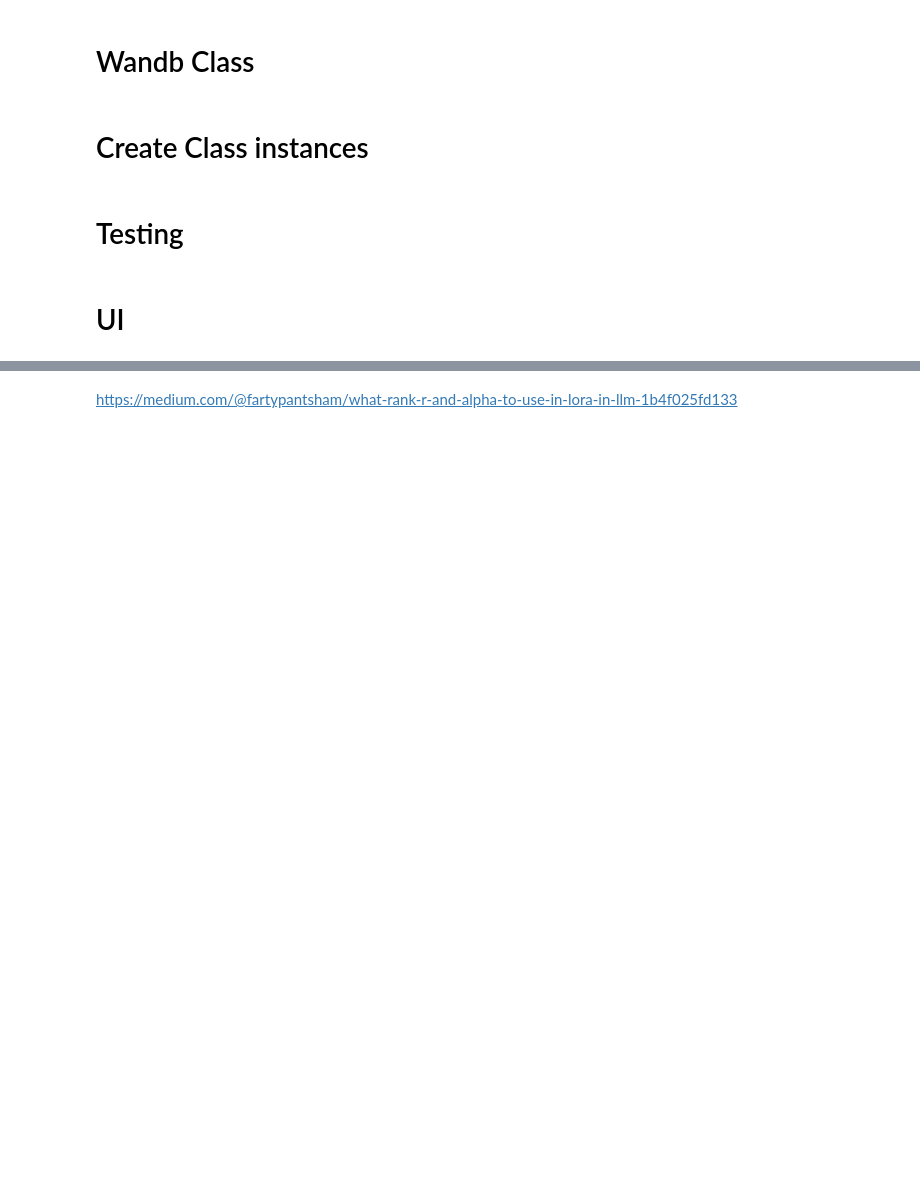
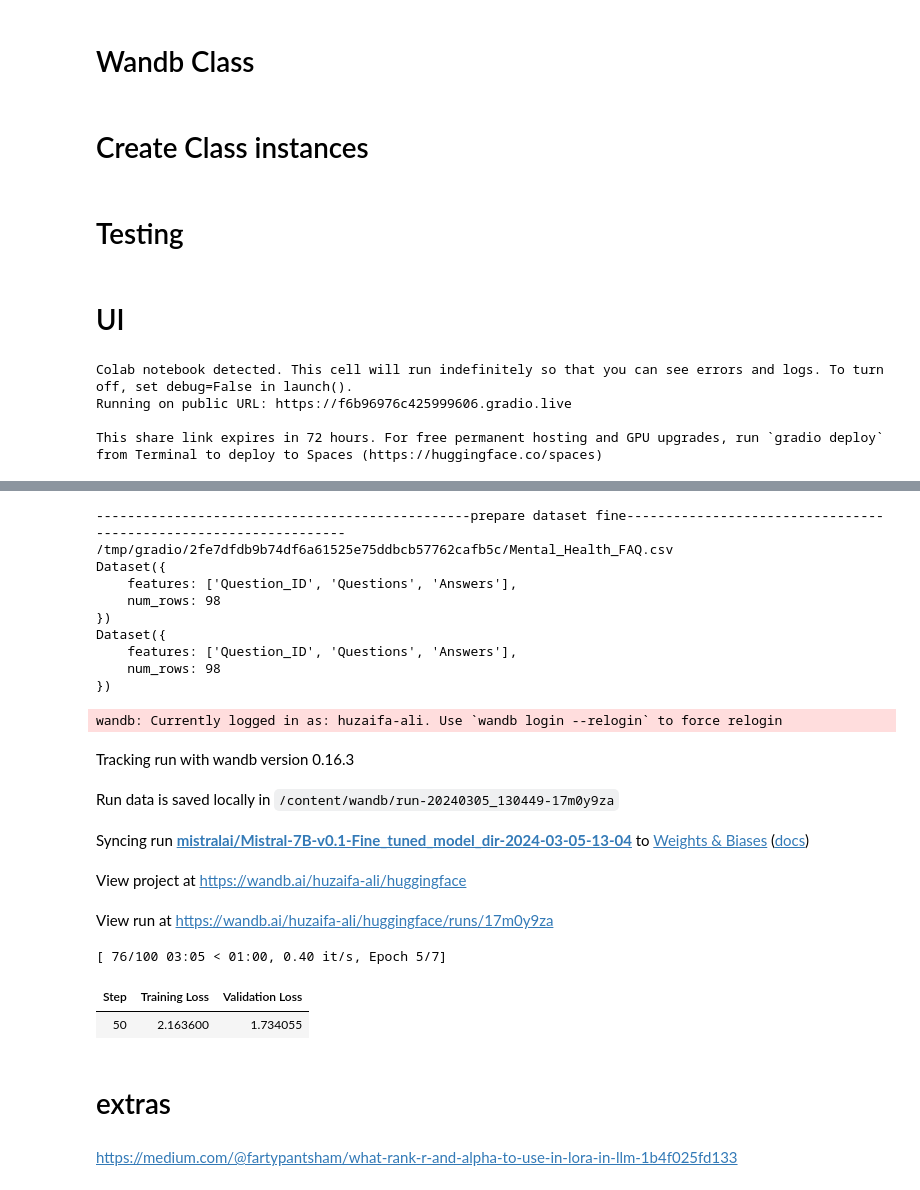
Before and after one commit to highplainscomputing/Mistral-Gradio-fine-tuning, a Jupyter notebook: Model_till_inference.ipynb, the cells around one changed output, grey strips where cells are left out. Drawn from its saved outputs; the diff is of its cells as text; code cells hidden in the pictures; blank space fills up the shorter version.

```diff
--- a/Model_till_inference.ipynb
+++ b/Model_till_inference.ipynb
@@ -75,11 +78,12 @@ WANDB_API_KEY = "8fed25a36c785fb869426ffff16b98259a4ecec3"
 # parameter class
 # %%
 class Parameters:
-  def __init__(self, dataset_name = "Amod/mental_health_counseling_conversations", data_split = "train", question_col_name = "Context", answer_col_name = "Response", train_size = 0.2,
+  def __init__(self, files = None, dataset_name = "Amod/mental_health_counseling_conversations", data_split = "train", question_col_name = "Context", answer_col_name = "Response", train_size = 0.2,
                r = 32, lora_alpha = 64, lora_dropout = 0.05, model_name = "mistralai/Mistral-7B-v0.1", warmup_steps = 10, per_device_train_batch_size = 4, per_device_eval_batch_size = 4,
                gradient_accumulation_steps = 1, max_steps = 100, learning_rate = 2.5e-5, fp16 = True, optimizer = "paged_adamw_8bit", logging_steps = 50, save_steps = 50, eval_steps = 50,
                do_eval = True, report_to = "wandb", checkpoint_to_be_saved = 100, wandb_project_name = "huggingface"):
     # Dataset Parameters
+    self.files = files
     self.dataset_name = dataset_name
     self.data_split = data_split
     self.question_col_name = question_col_name
@@ -113,6 +117,11 @@ class Parameters:
 
     # Wandb Parameter
     self.wandb_project_name = wandb_project_name
+
+
+  # Functions to modify variables
+  def set_files(self, files):
+      self.files = files
 
   # Functions to modify variables
   def set_dataset_name(self, dataset_name):
@@ -548,11 +578,12 @@ with gr.Blocks(gr.themes.Soft(primary_hue=gr.themes.colors.slate, secondary_hue=
     with gr.Row():
       # UI for Dataset Parameters
       with gr.Column():
-        dataset_name = gr.components.Textbox(label = "Dataset Name", info = "Please provide a valid Dataset name from HuggingFace. i.e Amod/mental_health_counseling_conversations", value = "Amod/mental_health_counseling_conversations")
+        files_upload = gr.File(type='filepath', file_count="multiple")
+        dataset_name = gr.components.Textbox(label = "Dataset Name", info = "Please provide a valid Dataset name from HuggingFace. i.e Amod/mental_health_counseling_conversations", value = None)
         data_split = gr.components.Textbox(label = "HuggingFace Data Split", value = "train")
       with gr.Column():
-        question_column_name = gr.components.Textbox(label = "First Column", info = "Please provide a valid column name from given dataset. i.e for this dataset Context.", value = "Context")
-        answer_column_name = gr.components.Textbox(label = "Second Column", info = "Please provide a valid column name from given dataset. i.e for this dataset Response.", value = "Response")
+        question_column_name = gr.components.Textbox(label = "First Column", info = "Please provide a valid column name from given dataset. i.e for this dataset Context.", value = "Questions")
+        answer_column_name = gr.components.Textbox(label = "Second Column", info = "Please provide a valid column name from given dataset. i.e for this dataset Response.", value = "Answers")
         train_size = gr.Slider(minimum = 0.6, maximum = 0.9, label = "Train Size", info = "Define train size.", value = 0.6, step = 0.01)
     with gr.Row():
       # UI for Config Parameters
@@ -597,7 +628,7 @@ with gr.Blocks(gr.themes.Soft(primary_hue=gr.themes.colors.slate, secondary_hue=
         success_message = gr.components.Textbox(label = "Message")
 
     parameters_btn = gr.Button("Set Parameters")
-    parameters_btn.click(model_train.set_dataset_name, inputs=[dataset_name]).then(model_train.set_data_split, inputs=[data_split]
+    parameters_btn.click(model_train.set_files, inputs=[files_upload]).then(model_train.set_dataset_name, inputs=[dataset_name]).then(model_train.set_data_split, inputs=[data_split]
                         ).then(model_train.set_question_col_name, inputs=[question_column_name]).then(model_train.set_answer_col_name, inputs=[answer_column_name]
                         ).then(model_train.set_r, inputs=[r_value]).then(model_train.set_lora_alpha, inputs=[lora_alpha]).then(model_train.set_lora_dropout, inputs=[lora_dropout]
                         ).then(model_train.set_train_size, inputs=[train_size]).then(model_train.set_model_name, inputs=[model_name]).then(model_train.set_warmup_steps, inputs=[warmup_steps]
@@ -653,3 +684,8 @@ with gr.Blocks(gr.themes.Soft(primary_hue=gr.themes.colors.slate, secondary_hue=
 
 if __name__ == "__main__":
   demo.launch(share=True, debug=True)
+# %% [output]
+Colab notebook detected. This cell will run indefinitely so that you can see errors and logs. To turn off, set debug=False in launch().
+Running on public URL: https://f6b96976c425999606.gradio.live
+
+This share link expires in 72 hours. For free permanent hosting and GPU upgrades, run `gradio deploy` from Terminal to deploy to Spaces (https://huggingface.co/spaces)
@@ -656,2 +693,23 @@ if __name__ == "__main__":
+------------------------------------------------prepare dataset fine-----------------------------------------------------------------
+/tmp/gradio/2fe7dfdb9b74df6a61525e75ddbcb57762cafb5c/Mental_Health_FAQ.csv
+Dataset({
+    features: ['Question_ID', 'Questions', 'Answers'],
+    num_rows: 98
+})
+Dataset({
+    features: ['Question_ID', 'Questions', 'Answers'],
+    num_rows: 98
+})
+wandb: Currently logged in as: huzaifa-ali. Use `wandb login --relogin` to force relogin
+Tracking run with wandb version 0.16.3
+Run data is saved locally in /content/wandb/run-20240305_130449-17m0y9za
+Syncing run mistralai/Mistral-7B-v0.1-Fine_tuned_model_dir-2024-03-05-13-04 to Weights & Biases (docs)
+View project at https://wandb.ai/huzaifa-ali/huggingface
+View run at https://wandb.ai/huzaifa-ali/huggingface/runs/17m0y9za
+[ 76/100 03:05 < 01:00, 0.40 it/s, Epoch 5/7]
+| Step | Training Loss | Validation Loss |
+| 50 | 2.163600 | 1.734055 |
+# %% [markdown]
+# extras
 # %% [markdown]
 https://medium.com/@fartypantsham/what-rank-r-and-alpha-to-use-in-lora-in-llm-1b4f025fd133
```
Also changed, not shown: parts of 9 cells of this notebook.
